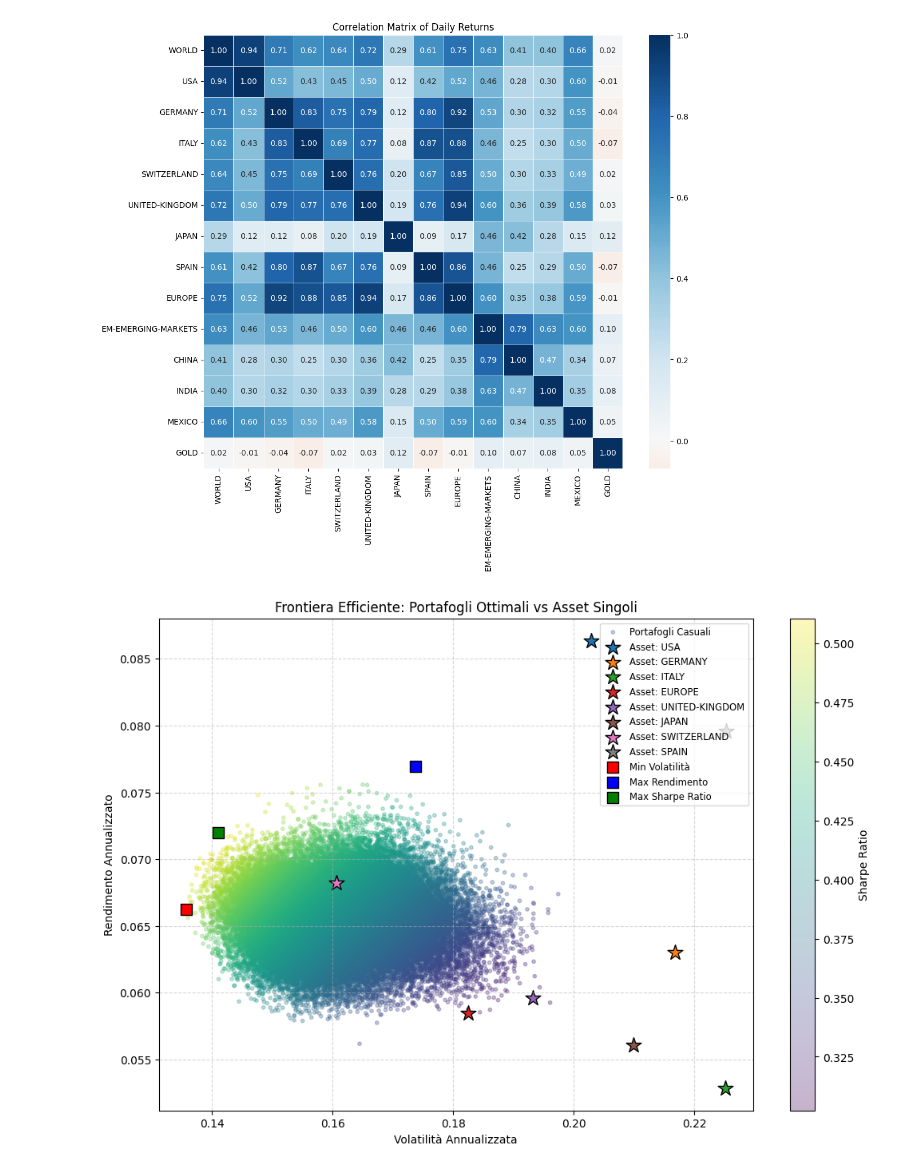
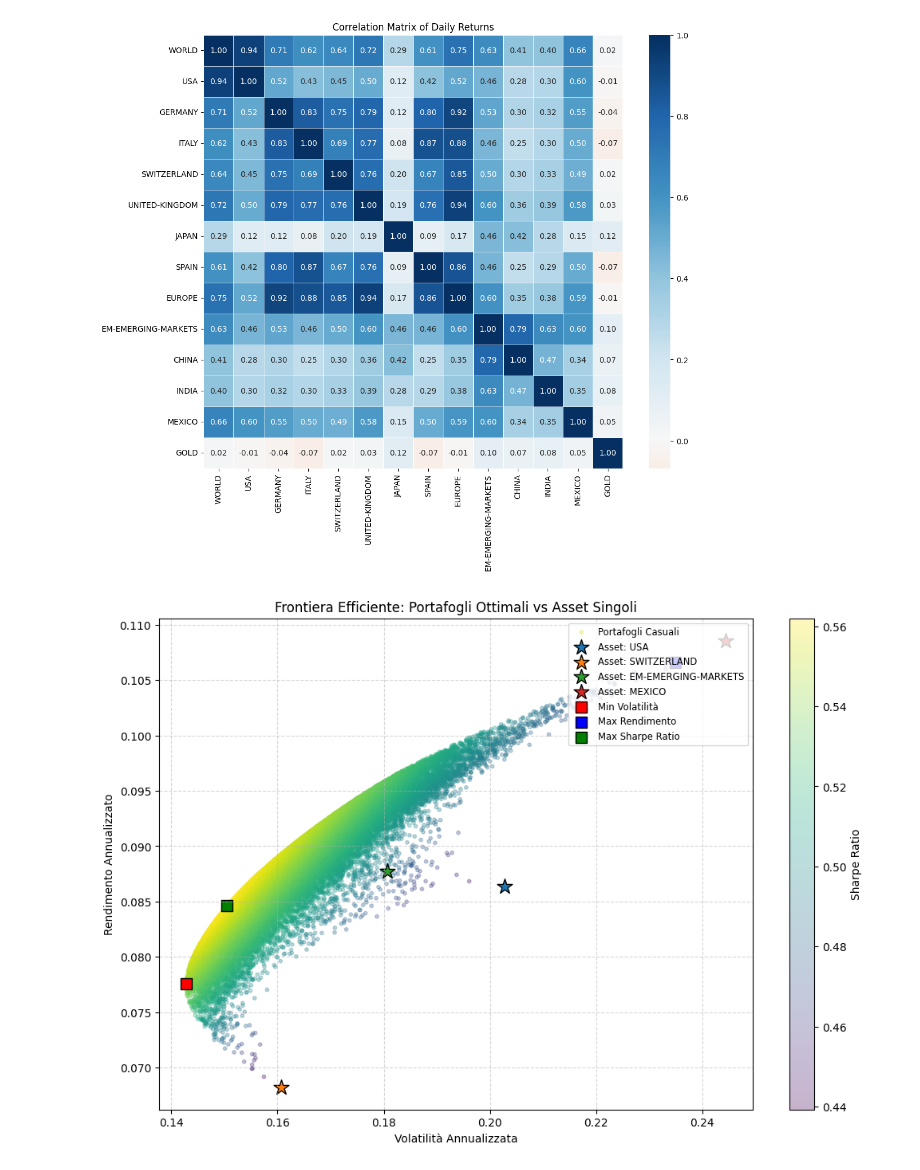
Before and after one commit to MarioPEL58/Finance, a Jupyter notebook: Frontiera_Efficiente.ipynb, the cells around one changed output. Cells and saved outputs as stored; diff of their text form; code cells hidden in the pictures.

```diff
--- a/Frontiera_Efficiente.ipynb
+++ b/Frontiera_Efficiente.ipynb
@@ -172,7 +172,10 @@ import numpy as np
 import matplotlib.pyplot as plt
 
 # Asset selezionati
-assets = ['USA', 'GERMANY', 'ITALY', 'EUROPE', 'UNITED-KINGDOM','JAPAN','SWITZERLAND','SPAIN']
+#assets = ['USA', 'GERMANY', 'ITALY', 'EUROPE', 'UNITED-KINGDOM','JAPAN','SWITZERLAND','SPAIN','EM-EMERGING-MARKETS']
+
+assets = ['USA','SWITZERLAND','EM-EMERGING-MARKETS','MEXICO']
+# assets=['USA','JAPAN','SWITZERLAND','SPAIN','EM-EMERGING-MARKETS']
 subset_returns = returns_df[assets].dropna()
 
 # Parametri annualizzati
@@ -196,34 +199,34 @@ for i in range(num_portfolios):
     results[0,i] = portfolio_return
     results[1,i] = portfolio_std_dev
     results[2,i] = results[0,i] / results[1,i]
 
 # Identificazione portafogli ottimali
 min_vol_idx = np.argmin(results[1,:])
 max_ret_idx = np.argmax(results[0,:])
 max_sharpe_idx = np.argmax(results[2,:])
 
 # Plot
 plt.figure(figsize=(12, 8))
 plt.scatter(results[1,:], results[0,:], c=results[2,:], cmap='viridis', marker='o', s=10, alpha=0.3, label='Portafogli Casuali')
 plt.colorbar(label='Sharpe Ratio')
 
 for asset in assets:
     vol = subset_returns[asset].std() * np.sqrt(252)
     ret = mean_returns[asset]
     plt.scatter(vol, ret, marker='*', s=200, edgecolors='black', label=f'Asset: {asset}')
 
 plt.scatter(results[1, min_vol_idx], results[0, min_vol_idx], color='red', marker='s', s=100, edgecolors='black', label='Min Volatilità')
 plt.scatter(results[1, max_ret_idx], results[0, max_ret_idx], color='blue', marker='s', s=100, edgecolors='black', label='Max Rendimento')
 plt.scatter(results[1, max_sharpe_idx], results[0, max_sharpe_idx], color='green', marker='s', s=100, edgecolors='black', label='Max Sharpe Ratio')
 
 plt.title('Frontiera Efficiente: Portafogli Ottimali vs Asset Singoli')
 plt.xlabel('Volatilità Annualizzata')
 plt.ylabel('Rendimento Annualizzato')
 plt.legend(loc='upper right', fontsize='small')
 plt.grid(True, linestyle='--', alpha=0.5)
 plt.show()
 # %% [output]
-[figure, old version]
+[figure, new version]
 # %%
 import pandas as pd
 
```
Also changed, not shown: parts of 1 cell of this notebook.
